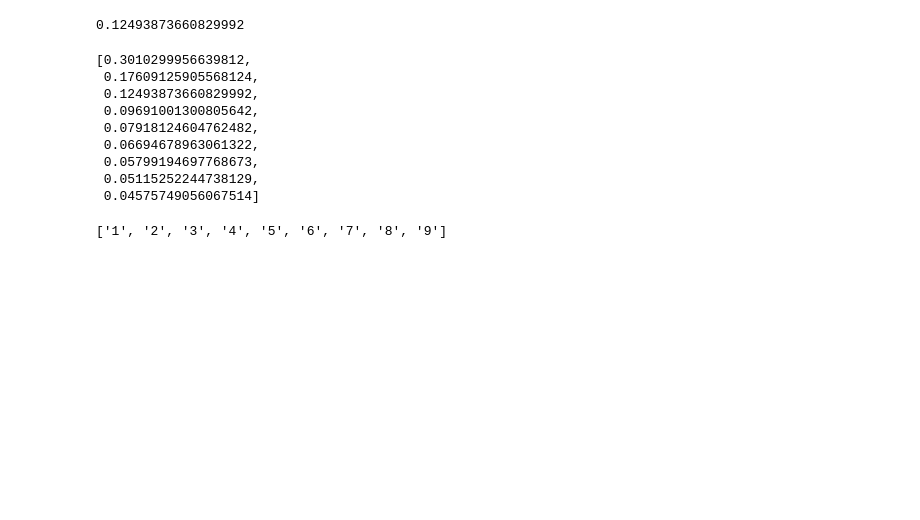
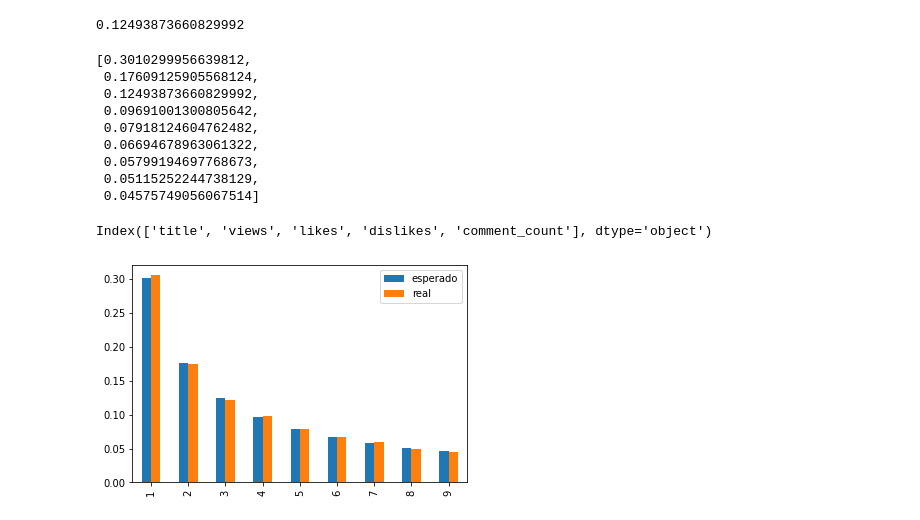
Before and after one commit to Karlosprado/benford_mathema_code, a Jupyter notebook: Benford.ipynb, the cells around one changed output. Drawn from its saved outputs; the diff is of its cells as text; code cells hidden in the pictures; blank space fills up the shorter version.

```diff
--- a/Benford.ipynb
+++ b/Benford.ipynb
@@ -132,9 +156,20 @@ frequencia_esperada
  0.05799194697768673,
  0.05115252244738129,
  0.04575749056067514]
-# %%
-coluna = df_youtube
-# %%
-[str(digito) for digito in projetar]
-# %% [output]
-['1', '2', '3', '4', '5', '6', '7', '8', '9']
+# %%
+df_youtube.columns
+# %% [output]
+Index(['title', 'views', 'likes', 'dislikes', 'comment_count'], dtype='object')
+# %%
+#função cria um df contendo as distribuições por digito esperada e real para plotar grafico.
+
+def benford(coluna):
+    df_final = pd.DataFrame(index=[str(digito)for digito in projetar])
+    df_final["esperado"] = frequencia_esperada
+    df_final['real'] = frequencia_digitos(coluna)
+    #df_final.plot.bar()
+    return df_final
+# %%
+benford(df_youtube['comment_count']).plot.bar();
+# %% [output]
+[figure, added]
```
Also changed, not shown: parts of 16 cells of this notebook.
